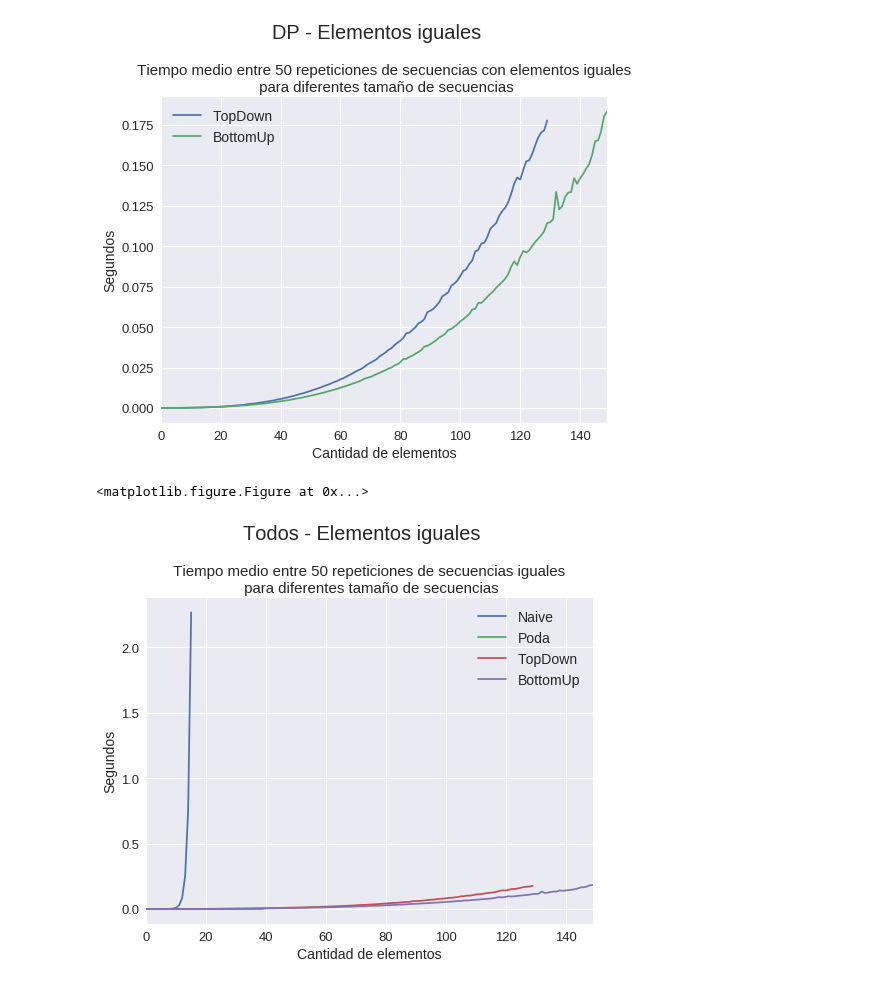
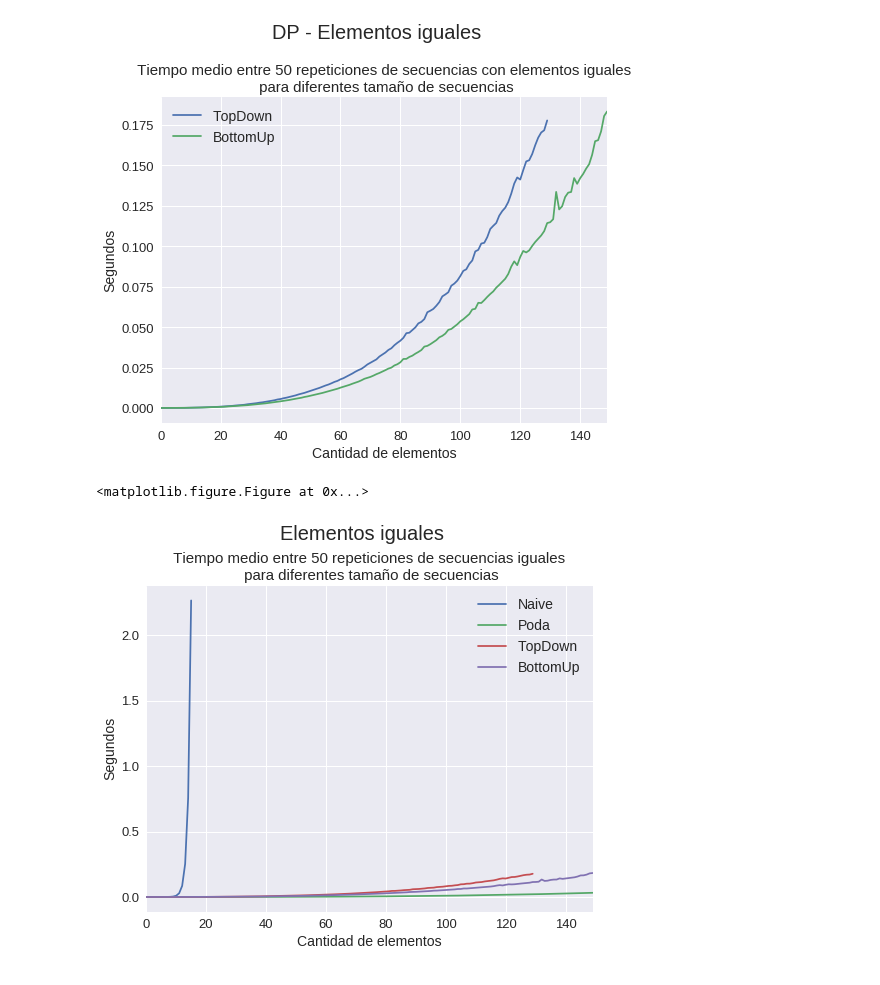
Before and after one commit to JonSeijo/algo3-tp1, a Jupyter notebook: experimentos/Graficador iguales.ipynb, the cells around one changed output. Cells and saved outputs as stored; diff of their text form; code cells hidden in the pictures.

```diff
--- a/experimentos/Graficador iguales.ipynb
+++ b/experimentos/Graficador iguales.ipynb
@@ -183,31 +183,31 @@ plt.show()
 # %%
 %matplotlib inline
 tiempos_naive = datos_naive['meanSeconds']
-tiempos_poda = datos_poda['meanSeconds']
+tiempos_poda = datos_poda['meanSeconds'][:150]
 tiempos_topdown = datos_topdown['meanSeconds']
 tiempos_bottomup = datos_bottomup['meanSeconds']
 
 # 50 repes
 # Naive: n = 15
 # Poda: n = 40
 
 plt.clf()
 fig = plt.figure(figsize=(8,6))
 plot_naive = tiempos_naive.plot()
 plot_poda = tiempos_poda.plot()
 tiempos_topdown.plot(fontsize = 13)
 tiempos_bottomup.plot()
 
-fig.suptitle('Todos - Elementos iguales', fontsize=20, position = (0.5, 1.05)) # Add the text/suptitle to figure
+fig.suptitle('Elementos iguales', fontsize=20, position = (0.5, 1.02)) # Add the text/suptitle to figure
 plot_naive.set_title('\n Tiempo medio entre 50 repeticiones de secuencias iguales \n para diferentes tamaño de secuencias', fontsize = 15)
 plot_naive.legend(['Naive', 'Poda', 'TopDown', 'BottomUp'], fontsize = 14)
 plot_naive.set_xlabel("Cantidad de elementos", size = 14)
 plot_naive.set_ylabel("Segundos", size = 14)
 
 plt.show()
 # %% [output]
 <matplotlib.figure.Figure at 0x...>
-[figure, old version]
+[figure, new version]
 # %%
 %matplotlib inline
 tiempos_naive = datos_naive['meanSeconds']
```
Also changed, not shown: parts of 4 cells of this notebook, 7 other files.
